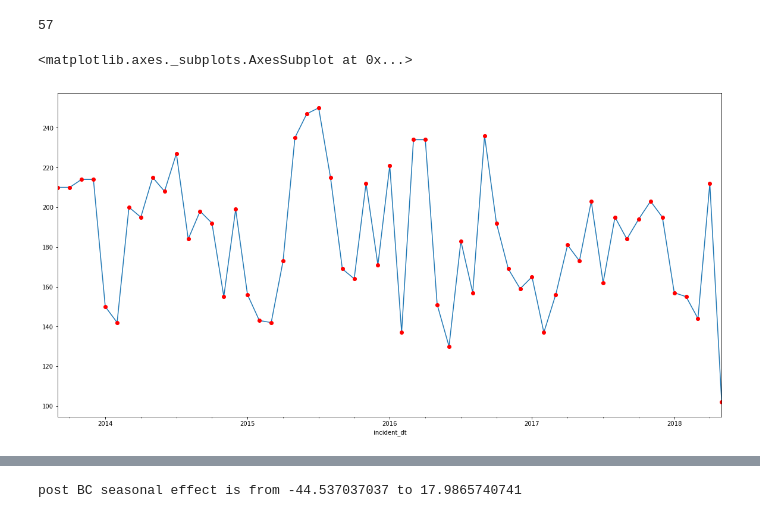
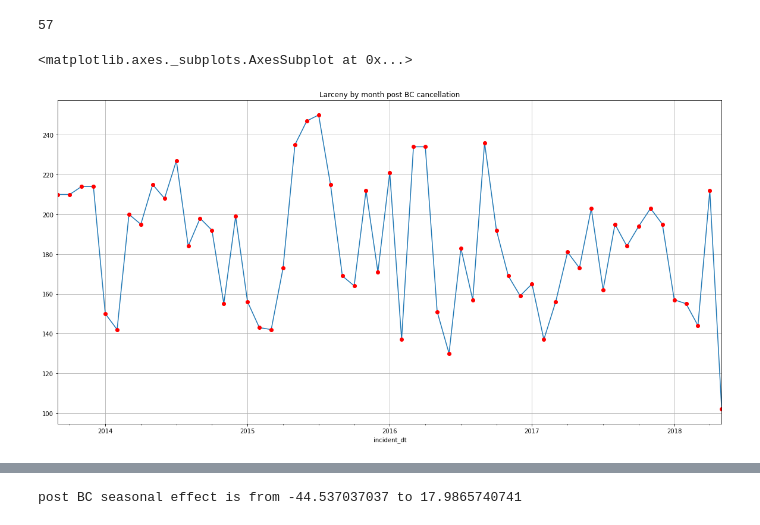
Before and after one commit to lotusflyer/ash_pub_safety, a Jupyter notebook: seasonal_effects.ipynb, the cells around one changed output, grey strips where cells are left out. Drawn from its saved outputs; the diff is of its cells as text; code cells hidden in the pictures.

```diff
--- a/seasonal_effects.ipynb
+++ b/seasonal_effects.ipynb
@@ -167,9 +171,9 @@ len(post_bc)
 # %%
 plt.rcParams['figure.figsize'] = (20.0, 10.0)
 post_bc.plot()
-post_bc.plot(style='ro')
+post_bc.plot(style='ro', grid=True, title='Larceny by month post BC cancellation')
 # %% [output]
 <matplotlib.axes._subplots.AxesSubplot at 0x...>
-[figure, old version]
+[figure, new version]
 # %%
 s_post_bc = seasonal_decompose(post_bc)
```
Also changed, not shown: parts of 13 cells of this notebook.
